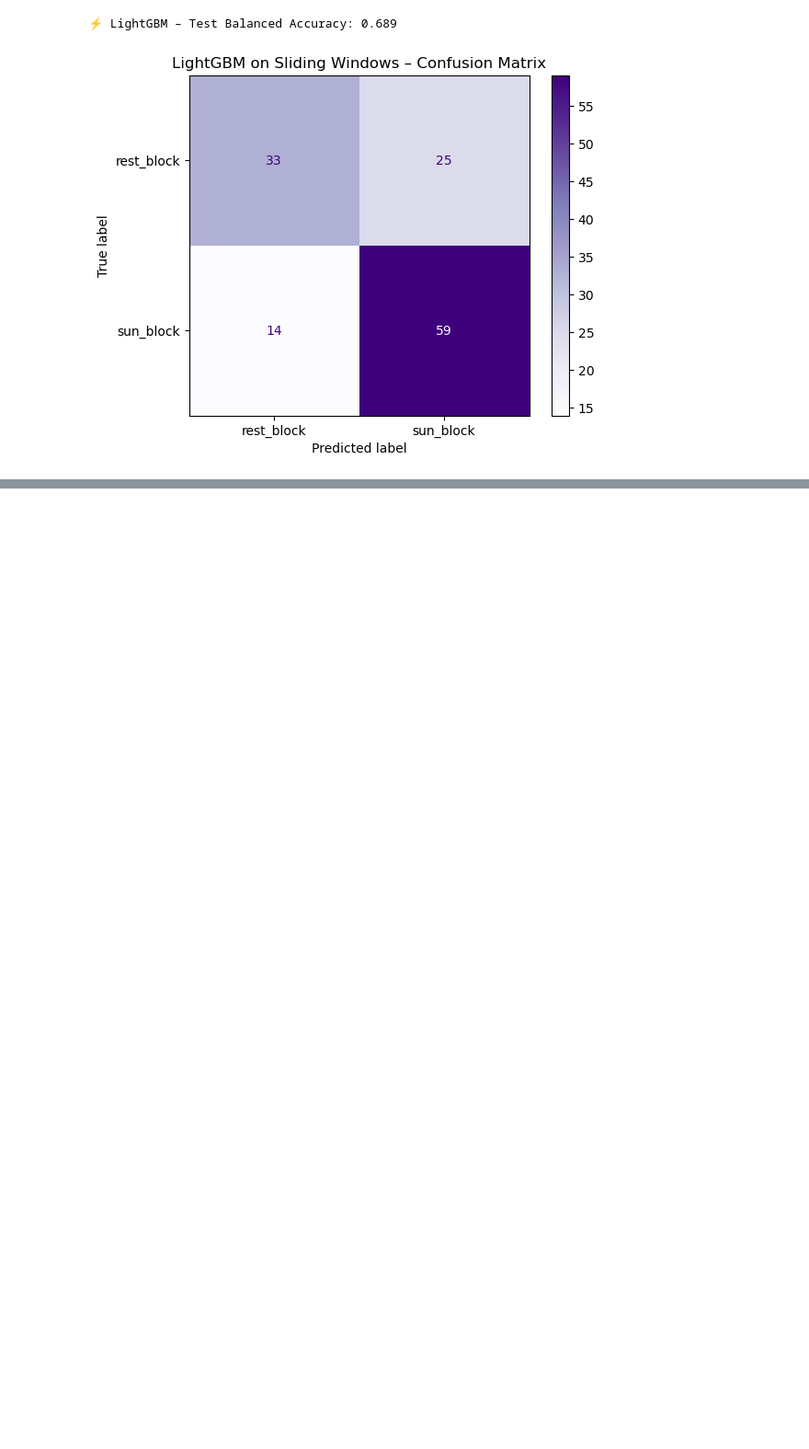
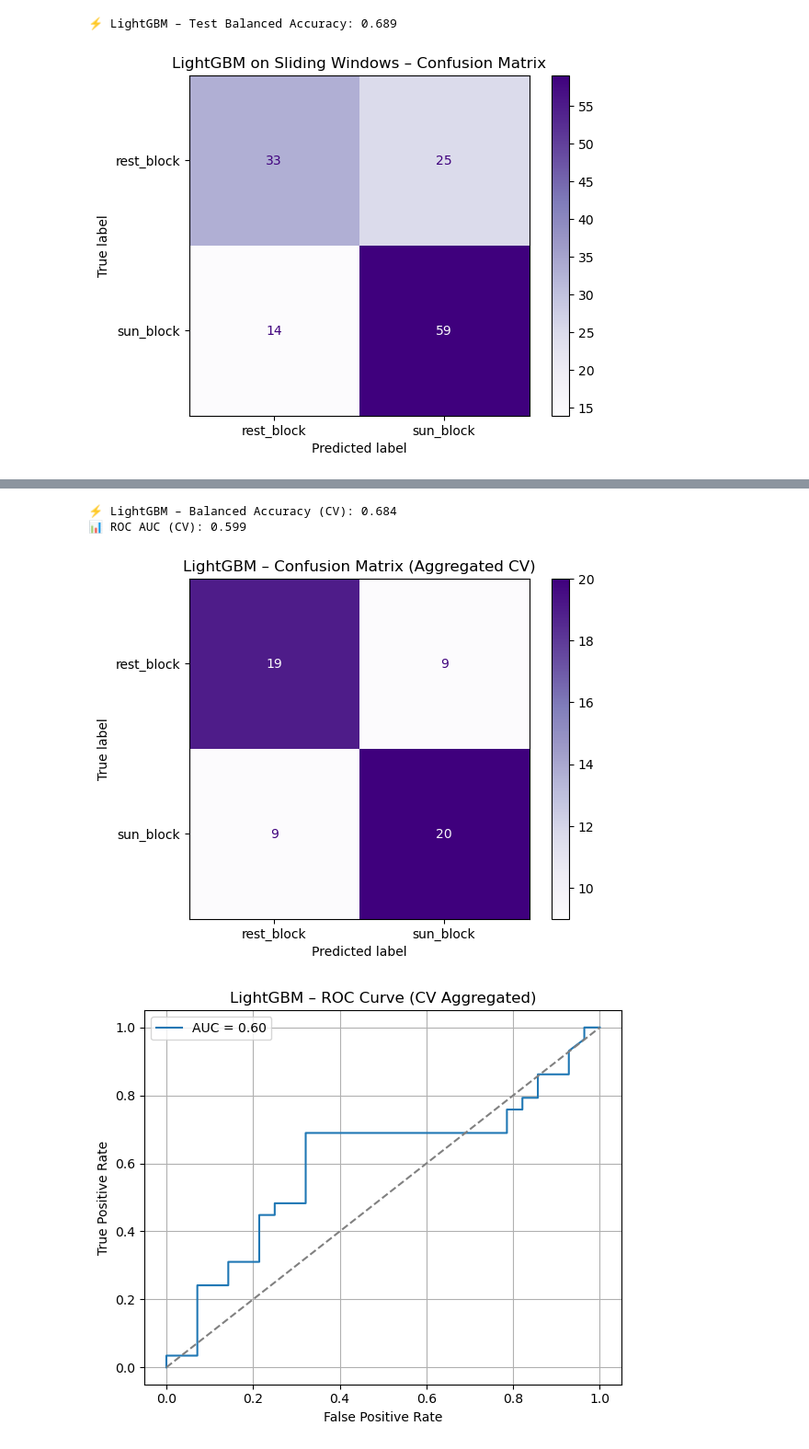
Before and after one commit to linalopes/creativity-in-vitro-eeg, a Jupyter notebook: notebooks/12_Lina_ses-03_task-sunimagery_ml-dl.ipynb, the cells around one changed output, grey strips where cells are left out. Shown at 92% size. Saved outputs shown, nothing was run; the diff lists cells and outputs as text; code cells hidden in the pictures; blank space fills up the shorter version.

```diff
--- a/notebooks/12_Lina_ses-03_task-sunimagery_ml-dl.ipynb
+++ b/notebooks/12_Lina_ses-03_task-sunimagery_ml-dl.ipynb
@@ -1360,0 +1551,80 @@ plt.show()
+# %%
+from lightgbm import LGBMClassifier
+from sklearn.metrics import (
+    roc_curve, auc, roc_auc_score,
+    balanced_accuracy_score, confusion_matrix, ConfusionMatrixDisplay
+)
+from sklearn.model_selection import StratifiedKFold
+import matplotlib.pyplot as plt
+import numpy as np
+
+# CV setup
+cv = StratifiedKFold(n_splits=5, shuffle=True, random_state=42)
+model = LGBMClassifier(n_estimators=100, random_state=42)
+
+# Containers
+all_y_true = []
+all_y_pred = []
+all_y_prob = []
+feature_importances = []
+
+# Manual CV
+for train_idx, test_idx in cv.split(X_instr, y_instr):
+    X_tr, X_te = X_instr[train_idx], X_instr[test_idx]
+    y_tr, y_te = y_instr[train_idx], y_instr[test_idx]
+
+    model.fit(X_tr, y_tr)
+    y_prob = model.predict_proba(X_te)[:, 1]
+    y_pred = model.predict(X_te)
+
+    all_y_true.extend(y_te)
+    all_y_pred.extend(y_pred)
+    all_y_prob.extend(y_prob)
+    feature_importances.append(model.feature_importances_)
+
+# Convert
+all_y_true = np.array(all_y_true)
+all_y_pred = np.array(all_y_pred)
+all_y_prob = np.array(all_y_prob)
+feature_importances = np.mean(feature_importances, axis=0)
+
+# Metrics
+bal_acc = balanced_accuracy_score(all_y_true, all_y_pred)
+roc_auc = roc_auc_score(all_y_true, all_y_prob)
+
+print(f"⚡ LightGBM – Balanced Accuracy (CV): {bal_acc:.3f}")
+print(f"📊 ROC AUC (CV): {roc_auc:.3f}")
+
+# Confusion Matrix
+cm = confusion_matrix(all_y_true, all_y_pred)
+disp = ConfusionMatrixDisplay(cm, display_labels=["rest_block", "sun_block"])
+disp.plot(cmap="Purples")
+plt.title("LightGBM – Confusion Matrix (Aggregated CV)")
+plt.show()
+
+# ROC Curve
+fpr, tpr, _ = roc_curve(all_y_true, all_y_prob)
+plt.figure(figsize=(6, 5))
+plt.plot(fpr, tpr, label=f"AUC = {roc_auc:.2f}")
+plt.plot([0, 1], [0, 1], linestyle="--", color="gray")
+plt.xlabel("False Positive Rate")
+plt.ylabel("True Positive Rate")
+plt.title("LightGBM – ROC Curve (CV Aggregated)")
+plt.legend()
+plt.grid(True)
+plt.tight_layout()
+plt.show()
+
+# Feature Importance
+plt.figure(figsize=(8, 4))
+plt.bar(range(len(feature_importances)), feature_importances)
+plt.xticks(range(len(feature_importances)), eeg_ch_names, rotation=45)
+plt.ylabel("Importance")
+plt.title("LightGBM – Feature Importance (Averaged over folds)")
+plt.tight_layout()
+plt.show()
+# %% [output]
+⚡ LightGBM – Balanced Accuracy (CV): 0.684
+📊 ROC AUC (CV): 0.599
+[figure, added]
+[figure, added]
```
Also changed, not shown: parts of 7 cells of this notebook.
